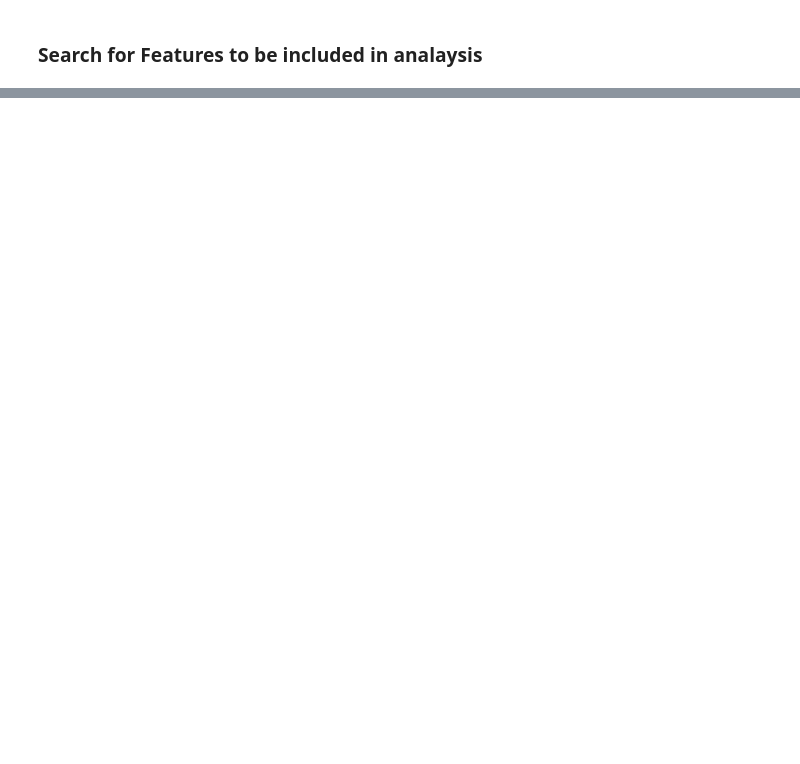
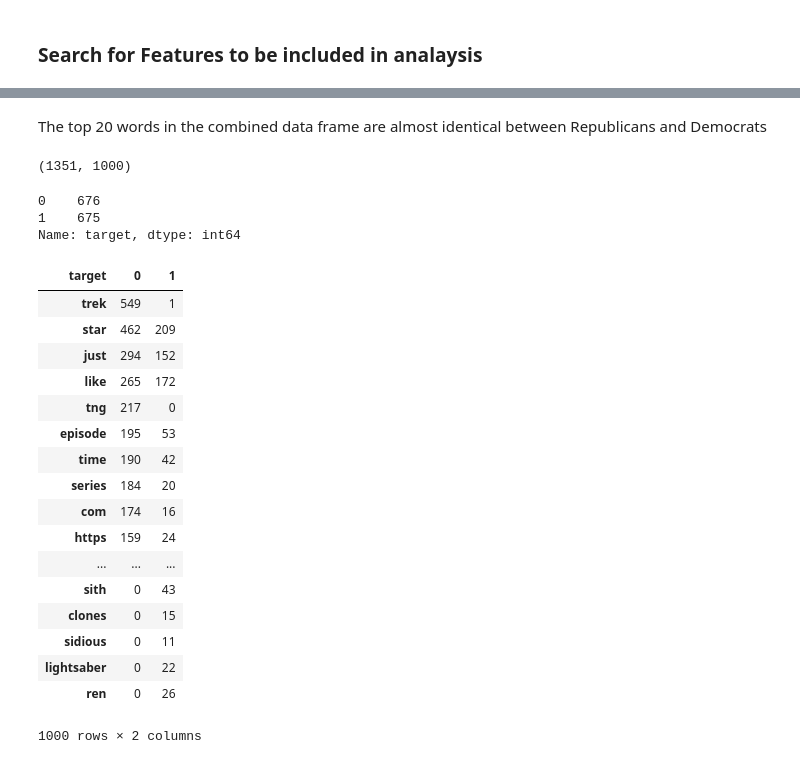
Before and after one commit to bryanco1966/Reddit-Classifications, a Jupyter notebook: Bryan_Combs/Merge_Redit_Files_and_prepare_for_analysis.ipynb, the cells around one changed output, grey strips where cells are left out. Drawn from its saved outputs; the diff is of its cells as text; code cells hidden in the pictures; blank space fills up the shorter version.

Commit message:
finished fitting models

```diff
--- a/Bryan_Combs/Merge_Redit_Files_and_prepare_for_analysis.ipynb
+++ b/Bryan_Combs/Merge_Redit_Files_and_prepare_for_analysis.ipynb
@@ -180,0 +215,6 @@ The title will contain information that will be helpful in sorting out issues an
+# %%
+X = comb['text']
+y = comb[['target']]
+cv.fit(X)
+party_features = cv.transform(X);
+#fit a basic count vectorization model to see common words in the model
@@ -180,0 +258,42 @@ The title will contain information that will be helpful in sorting out issues an
+# %% [markdown]
+The top 20 words in the combined data frame are almost identical between Republicans and Democrats
+# %%
+X = comb_space['text']
+y = comb_space[['target']]
+cv.fit(X)
+space_features = cv.transform(X);
+# %%
+space_features.shape
+# %% [output]
+(1351, 1000)
+# %%
+space_df = pd.DataFrame(space_features.toarray(), columns=cv.get_feature_names())
+# %%
+
+space_df = space_df.join(y.target)
+print(space_df.target.value_counts())
+# %% [output]
+0    676
+1    675
+Name: target, dtype: int64
+# %%
+space_df.groupby('target').sum().T.sort_values(0, ascending=False)
+# %% [output]
+| target | 0 | 1 |
+| trek | 549 | 1 |
+| star | 462 | 209 |
+| just | 294 | 152 |
+| like | 265 | 172 |
+| tng | 217 | 0 |
+| episode | 195 | 53 |
+| time | 190 | 42 |
+| series | 184 | 20 |
+| com | 174 | 16 |
+| https | 159 | 24 |
+| ... | ... | ... |
+| sith | 0 | 43 |
+| clones | 0 | 15 |
+| sidious | 0 | 11 |
+| lightsaber | 0 | 22 |
+| ren | 0 | 26 |
+1000 rows × 2 columns
```
Also changed, not shown: parts of 38 cells of this notebook, 7 other files.
